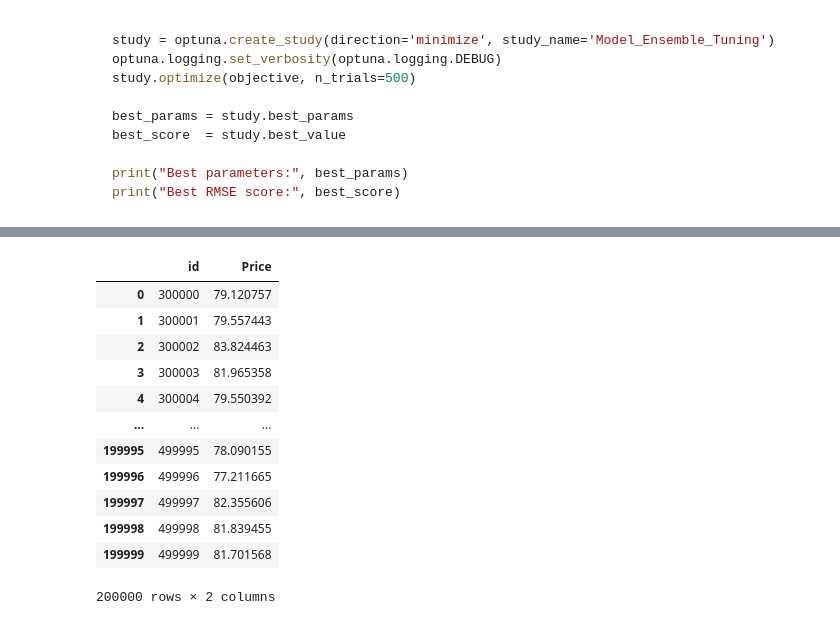
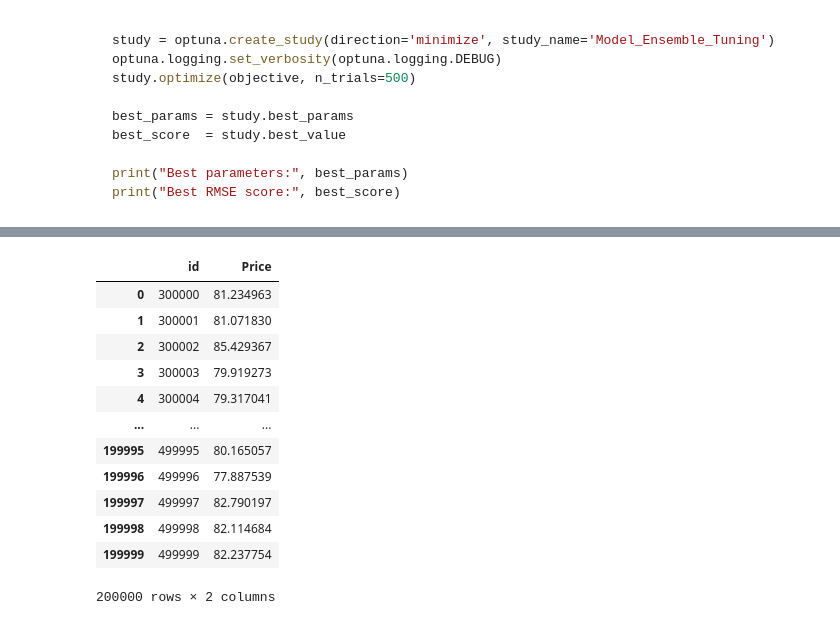
Before and after one commit to Oleksiy-Zhukov/Kaggle-Competitions, a Jupyter notebook: PS/S5E2/backpack-prediction-eda-baseline.ipynb, the cells around one changed output, grey strips where cells are left out. Cells and saved outputs as stored; diff of their text form; code cells hidden in the pictures.

Commit message:
Kaggle Notebook | 🎒 Backpack Price Prediction: EDA -> Ensemble 🚀  | Version 28

```diff
--- a/PS/S5E2/backpack-prediction-eda-baseline.ipynb
+++ b/PS/S5E2/backpack-prediction-eda-baseline.ipynb
@@ -1186,30 +1196,30 @@ plt.show()
 # %%
 sub = pd.read_csv(sub_PATH)
 #sub[f'{target}'] = test_pred_total
 
 # public solutions
 SAE_TE_XGB = pd.read_csv("/kaggle/input/s5e2-sae-te-xgb/submission.csv")
 ps_A_XGB = pd.read_csv("/kaggle/input/ps-s5e2-hyperspace-as-feats-a-xgboost-lightgbm/submission.csv")
 
 ps_A_XGB.columns = ps_A_XGB.columns.str.strip()
 SAE_TE_XGB.columns = SAE_TE_XGB.columns.str.strip()
 
 
-sub['Price'] = ps_A_XGB['Price'] * 0 + SAE_TE_XGB['Price'] * 0.1 + test_pred_total * 0.9
+sub['Price'] = ps_A_XGB['Price'] * 0.25 + SAE_TE_XGB['Price'] * 0.25 + test_pred_total * 0.5
 
 sub.to_csv('submission.csv', index=False)
 sub
 # %% [output]
 |  | id | Price |
-| 0 | 300000 | 79.120757 |
-| 1 | 300001 | 79.557443 |
-| 2 | 300002 | 83.824463 |
-| 3 | 300003 | 81.965358 |
-| 4 | 300004 | 79.550392 |
+| 0 | 300000 | 81.234963 |
+| 1 | 300001 | 81.071830 |
+| 2 | 300002 | 85.429367 |
+| 3 | 300003 | 79.919273 |
+| 4 | 300004 | 79.317041 |
 | ... | ... | ... |
-| 199995 | 499995 | 78.090155 |
-| 199996 | 499996 | 77.211665 |
-| 199997 | 499997 | 82.355606 |
-| 199998 | 499998 | 81.839455 |
-| 199999 | 499999 | 81.701568 |
+| 199995 | 499995 | 80.165057 |
+| 199996 | 499996 | 77.887539 |
+| 199997 | 499997 | 82.790197 |
+| 199998 | 499998 | 82.114684 |
+| 199999 | 499999 | 82.237754 |
 200000 rows × 2 columns
```
Also changed, not shown: parts of 2 cells of this notebook.
